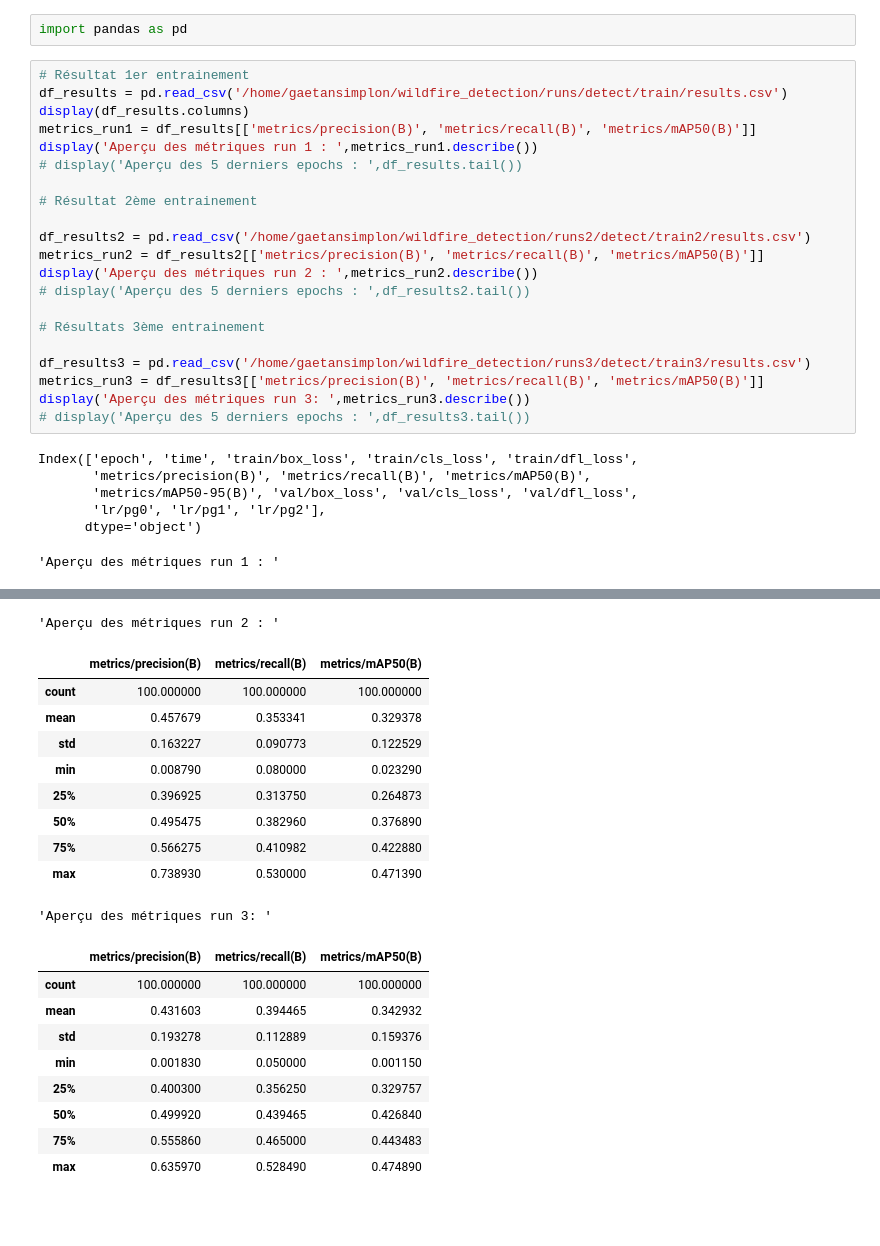
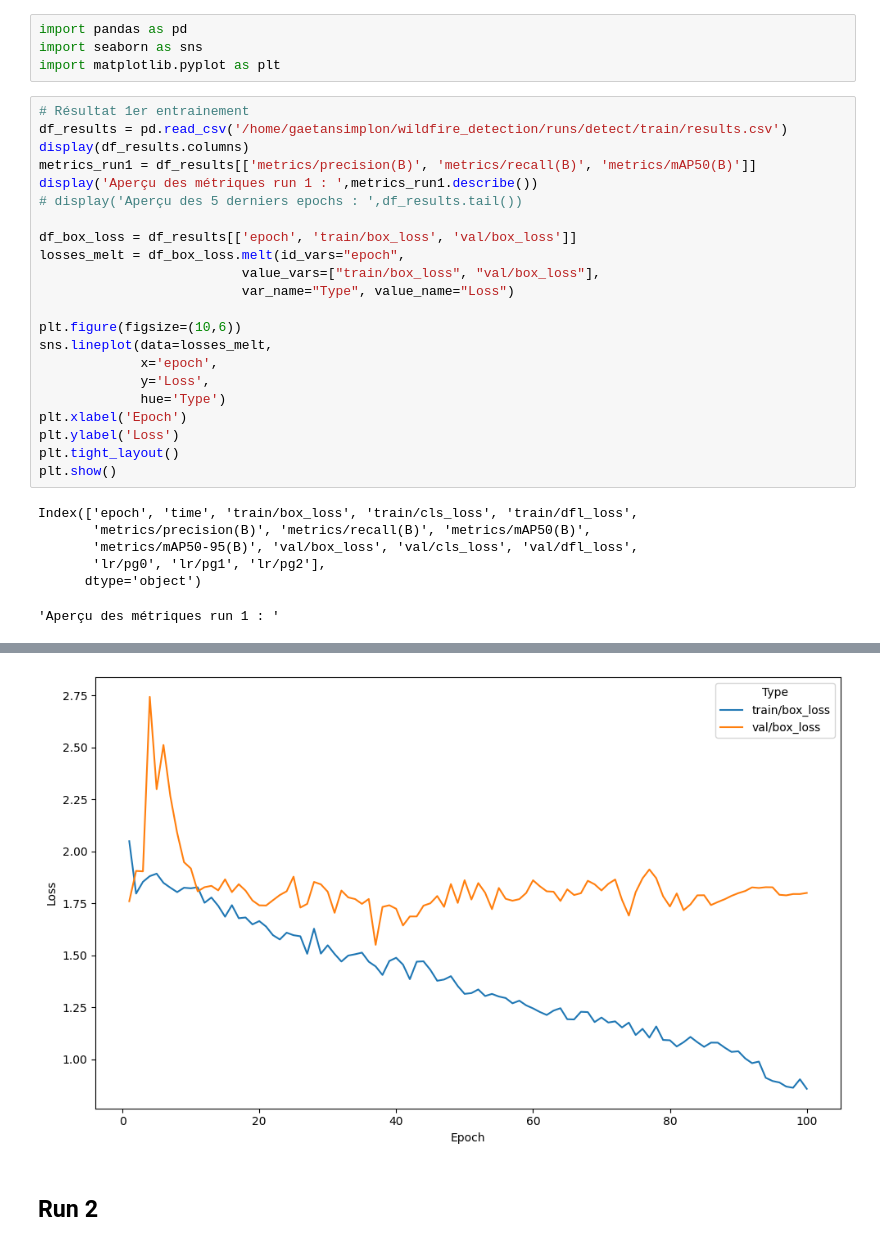
Before and after one commit to GaetanCSimplon/wildfire_detection, a Jupyter notebook: prepare_data/notebooks/yolo.ipynb, the cells around one changed output, grey strips where cells are left out. Drawn from its saved outputs; the diff is of its cells as text; blank space fills up the shorter version.

```diff
--- a/prepare_data/notebooks/yolo.ipynb
+++ b/prepare_data/notebooks/yolo.ipynb
@@ -24,59 +32,45 @@
 # %%
 import pandas as pd
+import seaborn as sns
+import matplotlib.pyplot as plt
 # %%
 # Résultat 1er entrainement
 df_results = pd.read_csv('/home/gaetansimplon/wildfire_detection/runs/detect/train/results.csv')
 display(df_results.columns)
 metrics_run1 = df_results[['metrics/precision(B)', 'metrics/recall(B)', 'metrics/mAP50(B)']]
 display('Aperçu des métriques run 1 : ',metrics_run1.describe())
 # display('Aperçu des 5 derniers epochs : ',df_results.tail())
 
-# Résultat 2ème entrainement
+df_box_loss = df_results[['epoch', 'train/box_loss', 'val/box_loss']]
+losses_melt = df_box_loss.melt(id_vars="epoch",
+                          value_vars=["train/box_loss", "val/box_loss"],
+                          var_name="Type", value_name="Loss")
 
-df_results2 = pd.read_csv('/home/gaetansimplon/wildfire_detection/runs2/detect/train2/results.csv')
-metrics_run2 = df_results2[['metrics/precision(B)', 'metrics/recall(B)', 'metrics/mAP50(B)']]
-display('Aperçu des métriques run 2 : ',metrics_run2.describe())
-# display('Aperçu des 5 derniers epochs : ',df_results2.tail())
-
-# Résultats 3ème entrainement
-
-df_results3 = pd.read_csv('/home/gaetansimplon/wildfire_detection/runs3/detect/train3/results.csv')
-metrics_run3 = df_results3[['metrics/precision(B)', 'metrics/recall(B)', 'metrics/mAP50(B)']]
-display('Aperçu des métriques run 3: ',metrics_run3.describe())
-# display('Aperçu des 5 derniers epochs : ',df_results3.tail())
+plt.figure(figsize=(10,6))
+sns.lineplot(data=losses_melt,
+             x='epoch',
+             y='Loss',
+             hue='Type')
+plt.xlabel('Epoch')
+plt.ylabel('Loss')
+plt.tight_layout()
+plt.show()
 # %% [output]
 Index(['epoch', 'time', 'train/box_loss', 'train/cls_loss', 'train/dfl_loss',
        'metrics/precision(B)', 'metrics/recall(B)', 'metrics/mAP50(B)',
        'metrics/mAP50-95(B)', 'val/box_loss', 'val/cls_loss', 'val/dfl_loss',
        'lr/pg0', 'lr/pg1', 'lr/pg2'],
       dtype='object')
 'Aperçu des métriques run 1 : '
 |  | metrics/precision(B) | metrics/recall(B) | metrics/mAP50(B) |
 | count | 100.000000 | 100.000000 | 100.000000 |
 | mean | 0.498636 | 0.379886 | 0.378737 |
 | std | 0.130597 | 0.076639 | 0.099709 |
 | min | 0.009180 | 0.090000 | 0.029540 |
 | 25% | 0.448640 | 0.365000 | 0.370050 |
 | 50% | 0.511415 | 0.395000 | 0.402175 |
 | 75% | 0.579187 | 0.418665 | 0.444475 |
 | max | 0.707250 | 0.635000 | 0.491430 |
-'Aperçu des métriques run 2 : '
-|  | metrics/precision(B) | metrics/recall(B) | metrics/mAP50(B) |
-| count | 100.000000 | 100.000000 | 100.000000 |
-| mean | 0.457679 | 0.353341 | 0.329378 |
-| std | 0.163227 | 0.090773 | 0.122529 |
-| min | 0.008790 | 0.080000 | 0.023290 |
-| 25% | 0.396925 | 0.313750 | 0.264873 |
-| 50% | 0.495475 | 0.382960 | 0.376890 |
-| 75% | 0.566275 | 0.410982 | 0.422880 |
-| max | 0.738930 | 0.530000 | 0.471390 |
-'Aperçu des métriques run 3: '
-|  | metrics/precision(B) | metrics/recall(B) | metrics/mAP50(B) |
-| count | 100.000000 | 100.000000 | 100.000000 |
-| mean | 0.431603 | 0.394465 | 0.342932 |
-| std | 0.193278 | 0.112889 | 0.159376 |
-| min | 0.001830 | 0.050000 | 0.001150 |
-| 25% | 0.400300 | 0.356250 | 0.329757 |
-| 50% | 0.499920 | 0.439465 | 0.426840 |
-| 75% | 0.555860 | 0.465000 | 0.443483 |
-| max | 0.635970 | 0.528490 | 0.474890 |
+[figure, added]
+# %% [markdown]
+## Run 2
```
Also changed, not shown: parts of 6 cells of this notebook.
